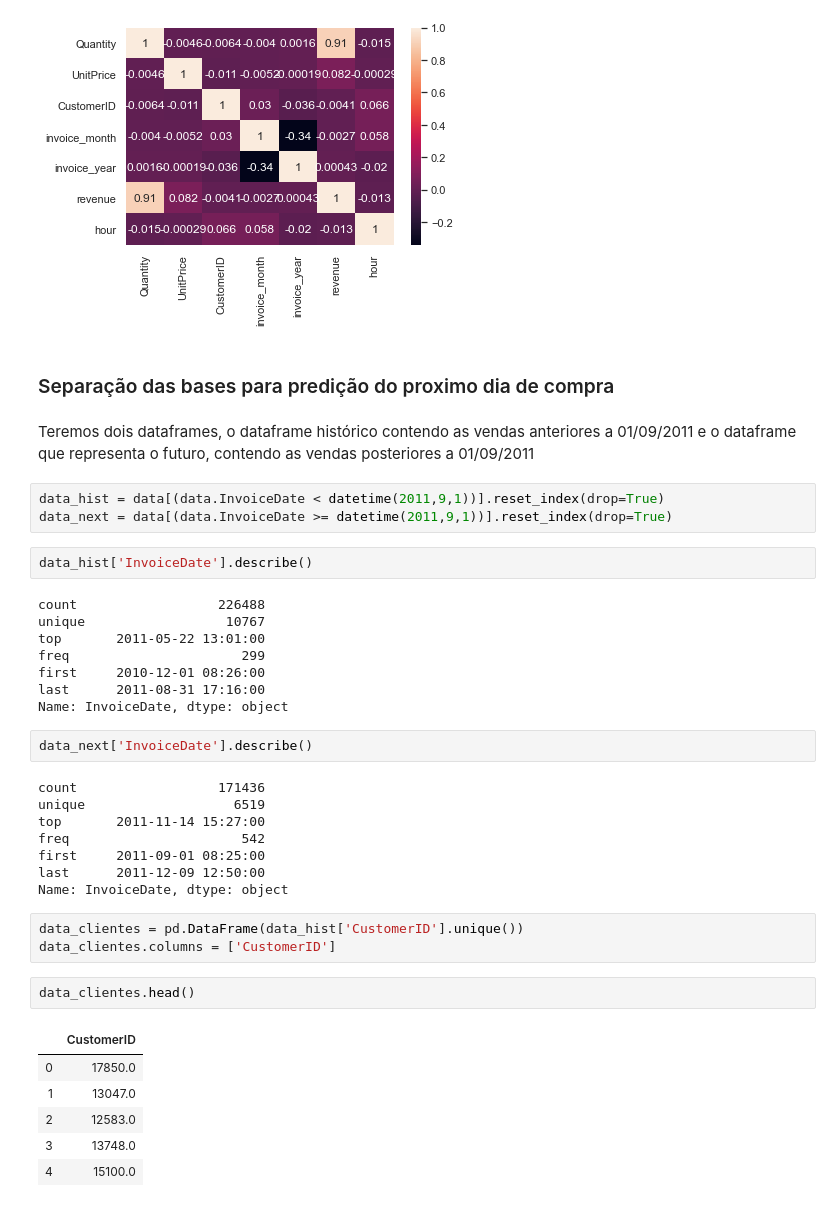
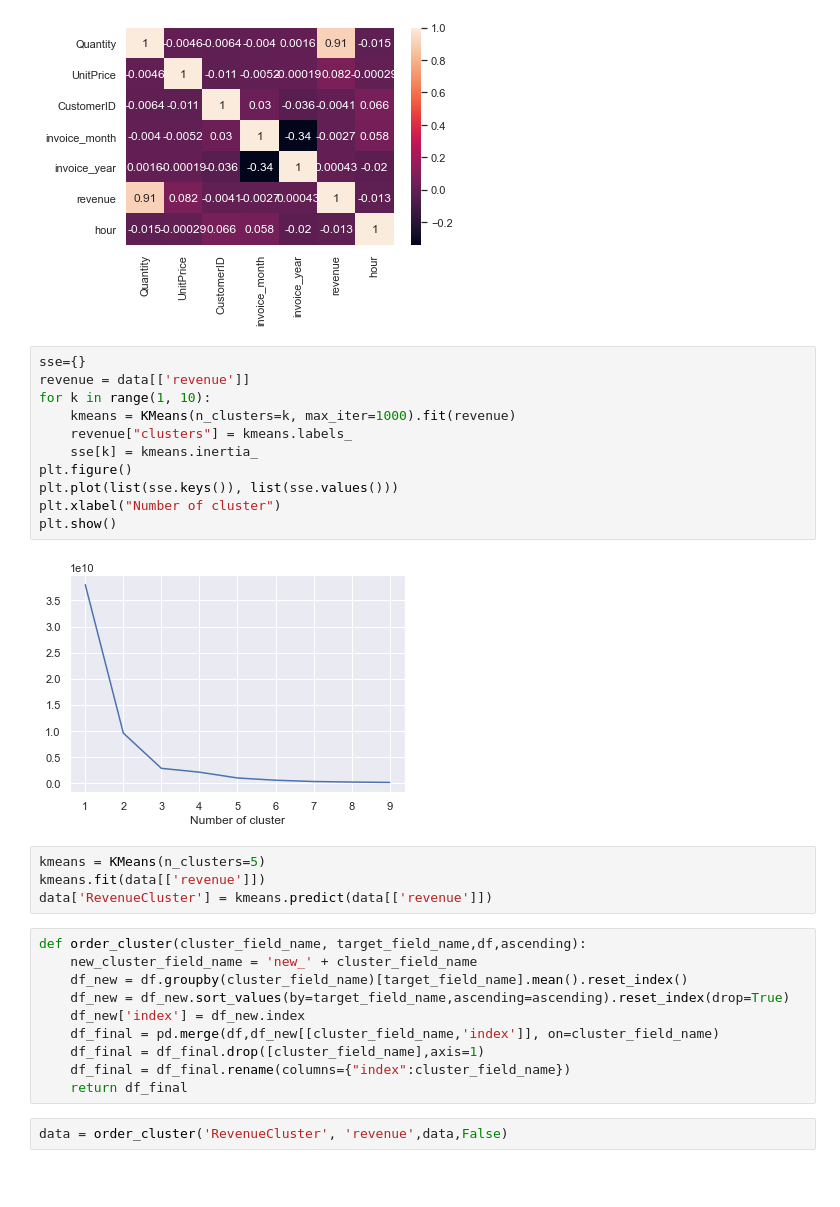
Before and after one commit to aleffelex/ClientSegmentation, a Jupyter notebook: CustomerSegmentation.ipynb, the cells around one changed output. Saved outputs shown, nothing was run; the diff lists cells and outputs as text; blank space fills up the shorter version.

```diff
--- a/CustomerSegmentation.ipynb
+++ b/CustomerSegmentation.ipynb
@@ -217,42 +219,32 @@ sns.heatmap(data.corr(), annot = True)
 # %% [output]
 <AxesSubplot:>
 [figure]
-# %% [markdown]
-### Separação das bases para predição do proximo dia de compra
-# %% [markdown]
-Teremos dois dataframes, o dataframe histórico contendo as vendas anteriores a 01/09/2011 e o dataframe que representa o futuro, contendo as vendas posteriores a 01/09/2011
-# %%
-data_hist = data[(data.InvoiceDate < datetime(2011,9,1))].reset_index(drop=True)
-data_next = data[(data.InvoiceDate >= datetime(2011,9,1))].reset_index(drop=True)
-# %%
-data_hist['InvoiceDate'].describe()
-# %% [output]
-count                  226488
-unique                  10767
-top       2011-05-22 13:01:00
-freq                      299
-first     2010-12-01 08:26:00
-last      2011-08-31 17:16:00
-Name: InvoiceDate, dtype: object
-# %%
-data_next['InvoiceDate'].describe()
-# %% [output]
-count                  171436
-unique                   6519
-top       2011-11-14 15:27:00
-freq                      542
-first     2011-09-01 08:25:00
-last      2011-12-09 12:50:00
-Name: InvoiceDate, dtype: object
-# %%
-data_clientes = pd.DataFrame(data_hist['CustomerID'].unique())
-data_clientes.columns = ['CustomerID']
-# %%
-data_clientes.head()
-# %% [output]
-|  | CustomerID |
-| 0 | 17850.0 |
-| 1 | 13047.0 |
-| 2 | 12583.0 |
-| 3 | 13748.0 |
-| 4 | 15100.0 |
+# %%
+sse={}
+revenue = data[['revenue']]
+for k in range(1, 10):
+    kmeans = KMeans(n_clusters=k, max_iter=1000).fit(revenue)
+    revenue["clusters"] = kmeans.labels_
+    sse[k] = kmeans.inertia_
+plt.figure()
+plt.plot(list(sse.keys()), list(sse.values()))
+plt.xlabel("Number of cluster")
+plt.show()
+# %% [output]
+[figure, added]
+# %%
+kmeans = KMeans(n_clusters=5)
+kmeans.fit(data[['revenue']])
+data['RevenueCluster'] = kmeans.predict(data[['revenue']])
+# %%
+def order_cluster(cluster_field_name, target_field_name,df,ascending):
+    new_cluster_field_name = 'new_' + cluster_field_name
+    df_new = df.groupby(cluster_field_name)[target_field_name].mean().reset_index()
+    df_new = df_new.sort_values(by=target_field_name,ascending=ascending).reset_index(drop=True)
+    df_new['index'] = df_new.index
+    df_final = pd.merge(df,df_new[[cluster_field_name,'index']], on=cluster_field_name)
+    df_final = df_final.drop([cluster_field_name],axis=1)
+    df_final = df_final.rename(columns={"index":cluster_field_name})
+    return df_final
+# %%
+data = order_cluster('RevenueCluster', 'revenue',data,False)
```
Also changed, not shown: parts of 14 cells of this notebook.
